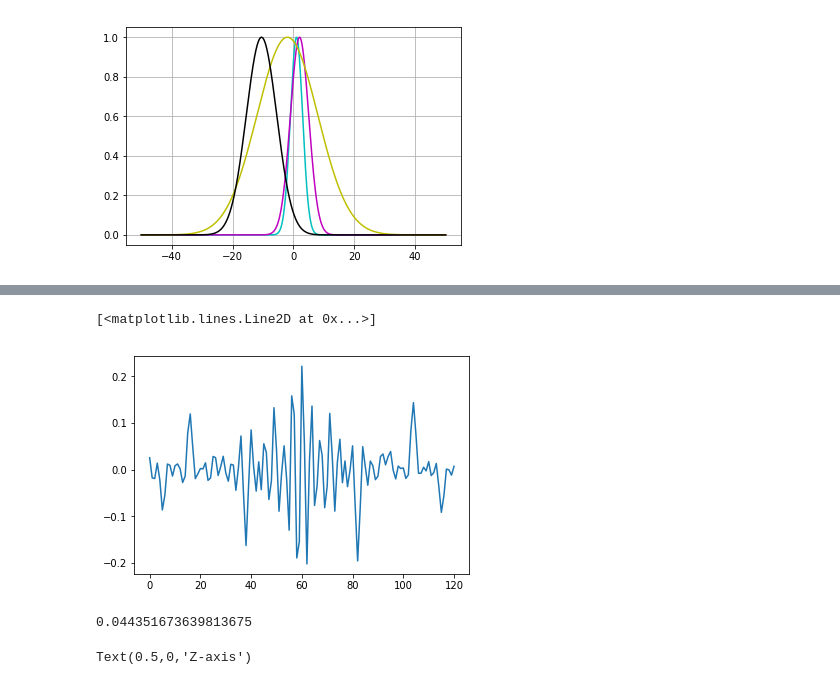
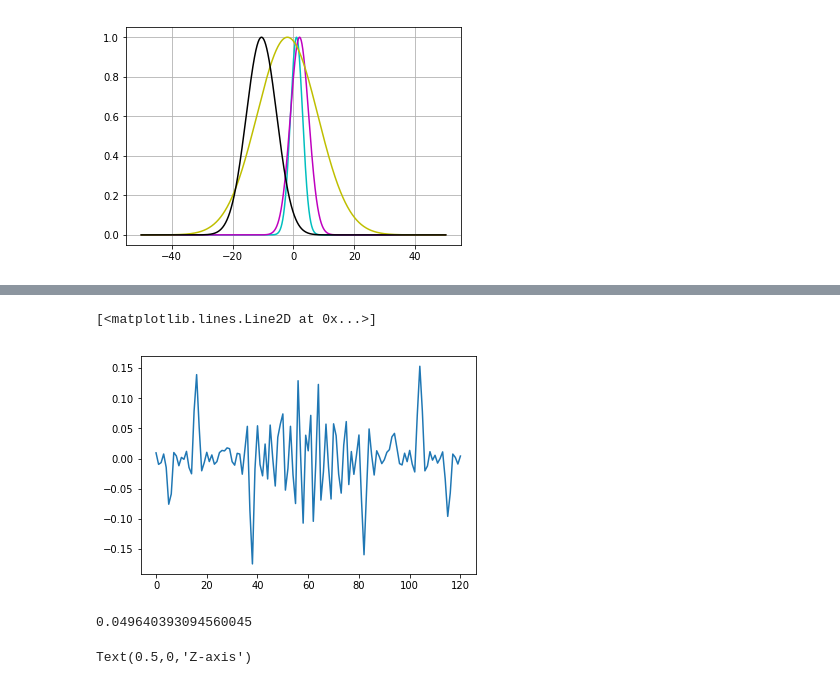
Before and after one commit to nguyenbh1507/Example_notebooks, a Jupyter notebook: AnFis_demo.ipynb, the cells around one changed output, grey strips where cells are left out. Drawn from its saved outputs; the diff is of its cells as text; code cells hidden in the pictures.

```diff
--- a/AnFis_demo.ipynb
+++ b/AnFis_demo.ipynb
@@ -801,10 +835,10 @@ for i in range(2):
 # %%
 mfc = MemFuncs(mf)
 anf = ANFIS(X, Y, mfc)
-anf.trainHybridJangOffLine(epochs=20)
-print(round(anf.consequents[-1][0],6))
-print(round(anf.consequents[-2][0],6))
-print(round(anf.fittedValues[9][0],6))
+anf.trainHybridJangOffLine(epochs=40, k=0.01)
+# print(round(anf.consequents[-1][0],6))
+# print(round(anf.consequents[-2][0],6))
+# print(round(anf.fittedValues[9][0],6))
 if round(anf.consequents[-1][0],6) == -5.275538 and round(anf.consequents[-2][0],6) == -1.990703 and round(anf.fittedValues[9][0],6) == 0.002249:
     print('test is good')
 anf.plotErrors()
@@ -840,13 +878,13 @@ mfc.evaluateMF(np.array([[1],[2]]))
 # %%
-plt.plot((Y-np.squeeze(predict(anf, X))))
+plt.plot((Y-np.squeeze(anf.predict(X))))
 # %% [output]
 [<matplotlib.lines.Line2D at 0x...>]
-[figure, old version]
+[figure, new version]
 # %%
-from sklearn.metrics import mean_absolute_error
-mean_absolute_error(np.matrix(Y).transpose(), predict(anf, X))
+from sklearn.metrics import mean_squared_error
+np.sqrt(mean_squared_error(np.matrix(Y).transpose(), anf.predict(X)))
 # %% [output]
-0.044351673639813675
+0.049640393094560045
 # %%
 from mpl_toolkits.mplot3d import Axes3D
 fig = plt.figure()
```
Also changed, not shown: parts of 7 cells of this notebook.
